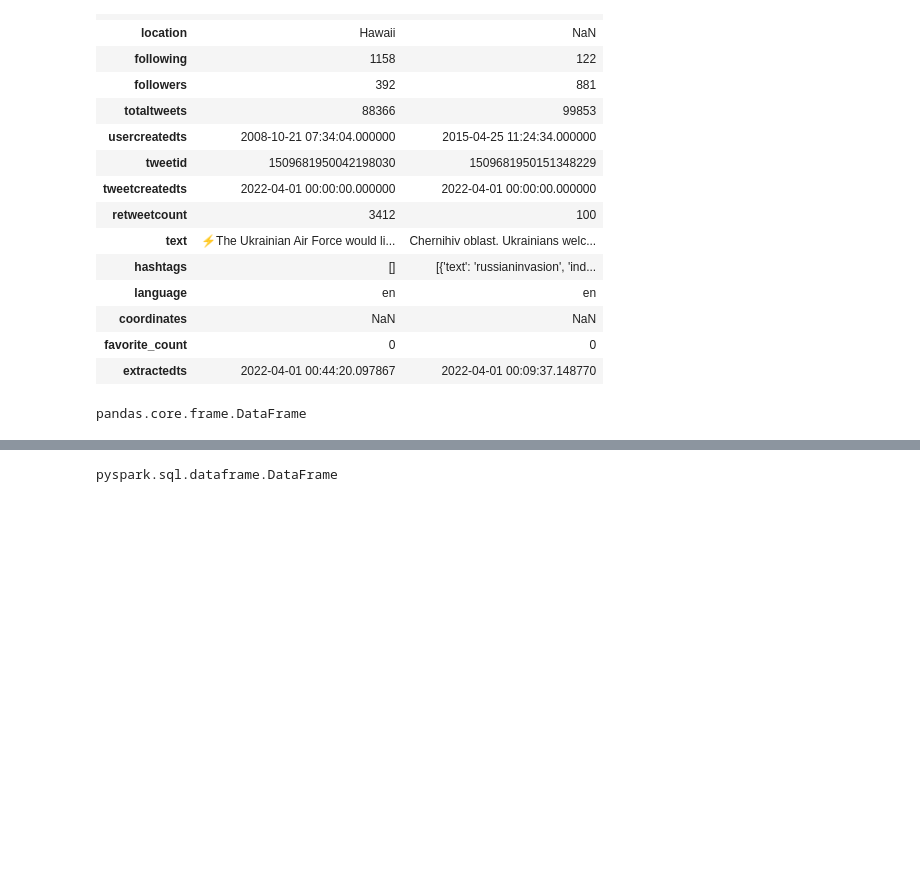
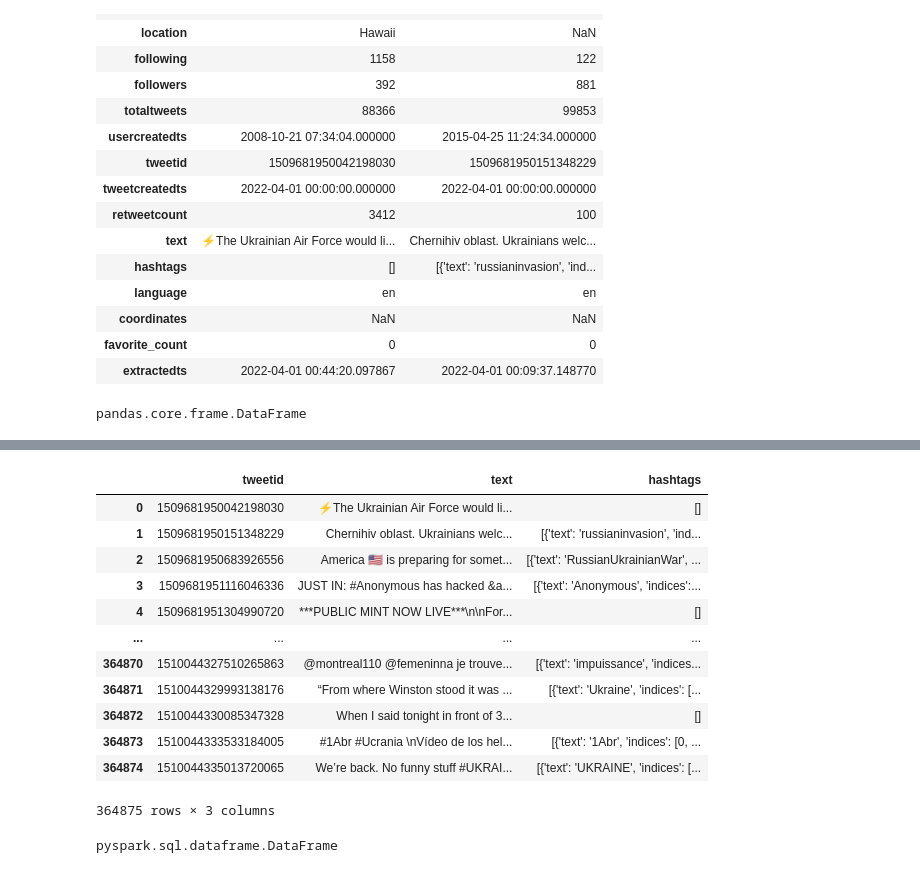
Before and after one commit to fedeflowers/Project_Algorithms_for_massive_datasets, a Jupyter notebook: PROGETTO_AMD.ipynb, the cells around one changed output, grey strips where cells are left out. Cells and saved outputs as stored; diff of their text form; code cells hidden in the pictures; blank space fills up the shorter version.

```diff
--- a/PROGETTO_AMD.ipynb
+++ b/PROGETTO_AMD.ipynb
@@ -132,0 +150,3 @@ df = df[['tweetid', 'text', 'hashtags']] #keep only 3 columns
+# %%
+pd.options.display.max_colwidth = 1200
+df[df['tweetid']==1509681950151348229		]["hashtags"]
@@ -132,0 +158,17 @@ df = df[['tweetid', 'text', 'hashtags']] #keep only 3 columns
+# %%
+import time
+start_time = time.time()
+i=0
+for row in df.itertuples():
+    hashtags_list=[]
+    row=''.join(row.hashtags)
+    li = row.split("}, ")
+    for elem in li:
+      new=elem.partition("'text': '")[2].partition("', 'indices'")[0]
+      hashtags_list.append(new)
+      hashtags_list = [i for i in hashtags_list if i] #delete the '' hashtag
+    df['hashtags'] = df['hashtags'].astype('object')
+    df.at[i, 'hashtags'] = hashtags_list
+    print(i)
+    i=i+1
+print(time.time() - start_time)
@@ -133,3 +193,19 @@ df = df[['tweetid', 'text', 'hashtags']] #keep only 3 columns
+# %%
+df
+# %% [output]
+|  | tweetid | text | hashtags |
+| 0 | 1509681950042198030 | ⚡The Ukrainian Air Force would li... | [] |
+| 1 | 1509681950151348229 | Chernihiv oblast. Ukrainians welc... | [{'text': 'russianinvasion', 'ind... |
+| 2 | 1509681950683926556 | America 🇺🇸 is preparing for somet... | [{'text': 'RussianUkrainianWar', ... |
+| 3 | 1509681951116046336 | JUST IN: #Anonymous has hacked &a... | [{'text': 'Anonymous', 'indices':... |
+| 4 | 1509681951304990720 | ***PUBLIC MINT NOW LIVE***\n\nFor... | [] |
+| ... | ... | ... | ... |
+| 364870 | 1510044327510265863 | @montreal110 @femeninna je trouve... | [{'text': 'impuissance', 'indices... |
+| 364871 | 1510044329993138176 | “From where Winston stood it was ... | [{'text': 'Ukraine', 'indices': [... |
+| 364872 | 1510044330085347328 | When I said tonight in front of 3... | [] |
+| 364873 | 1510044333533184005 | #1Abr #Ucrania \nVídeo de los hel... | [{'text': '1Abr', 'indices': [0, ... |
+| 364874 | 1510044335013720065 | We’re back. No funny stuff #UKRAI... | [{'text': 'UKRAINE', 'indices': [... |
+364875 rows × 3 columns
 # %%
 from pyspark.sql.types import *
 
```
Also changed, not shown: parts of 33 cells of this notebook.
